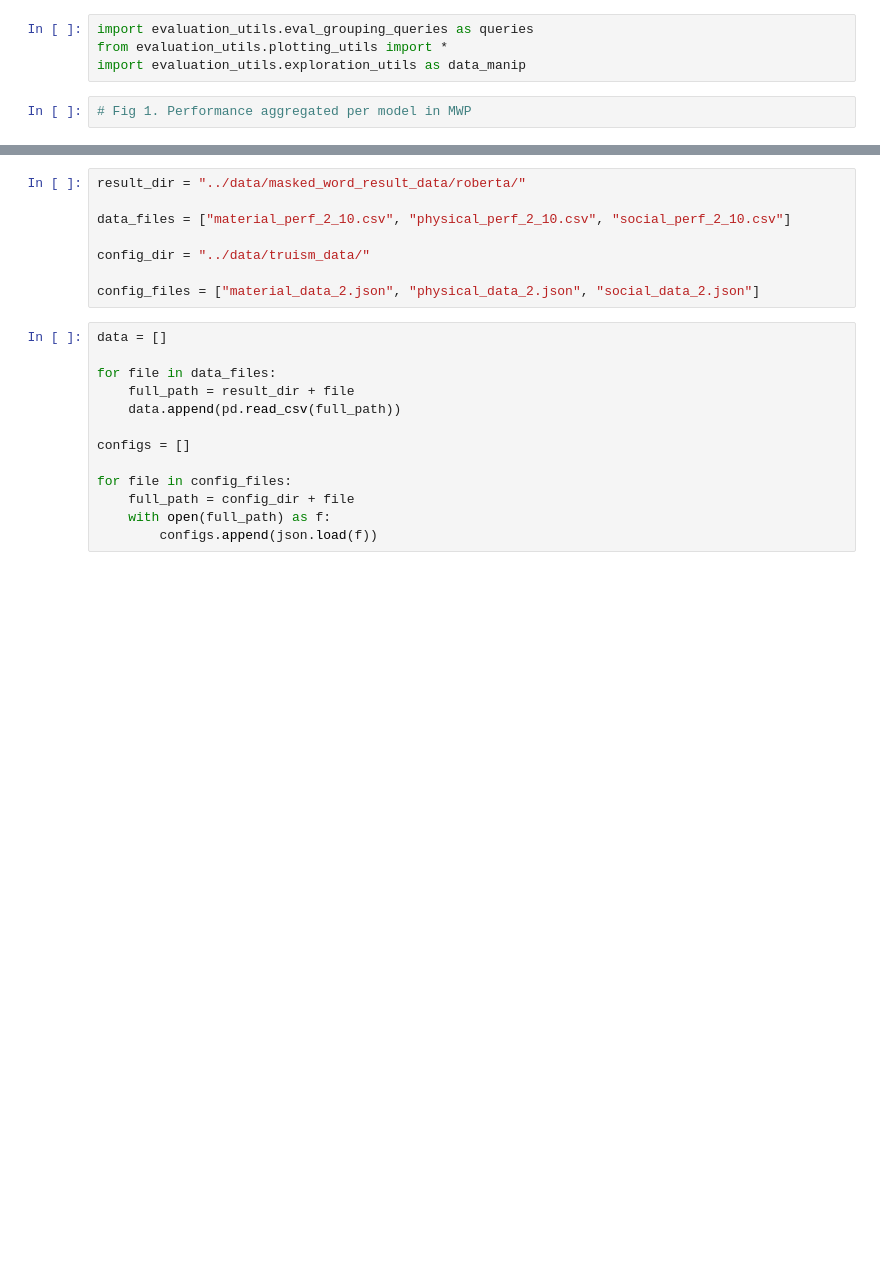
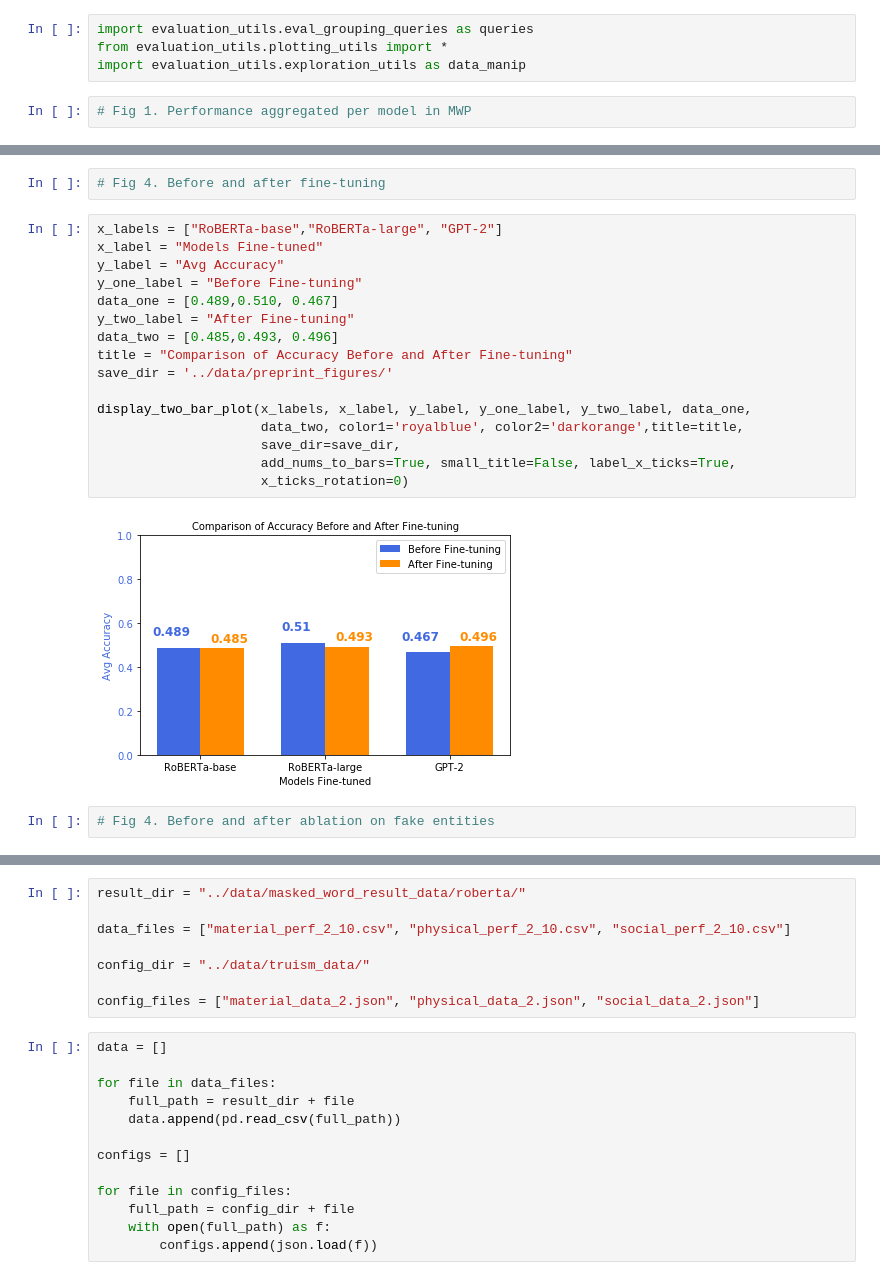
Before and after one commit to shaoxia57/common_sense_embedding_analysis, a Jupyter notebook: plot_nbs/Generate_Plots_Preprint.ipynb, the cells around one changed output, grey strips where cells are left out. Drawn from its saved outputs; the diff is of its cells as text; blank space fills up the shorter version.

```diff
--- a/plot_nbs/Generate_Plots_Preprint.ipynb
+++ b/plot_nbs/Generate_Plots_Preprint.ipynb
@@ -60,0 +65,22 @@ display_two_axis_bar_plot(x_labels, x_label, left_units, right_units,
+# %%
+# Fig 4. Before and after fine-tuning
+# %%
+x_labels = ["RoBERTa-base","RoBERTa-large", "GPT-2"]
+x_label = "Models Fine-tuned"
+y_label = "Avg Accuracy"
+y_one_label = "Before Fine-tuning"
+data_one = [0.489,0.510, 0.467]
+y_two_label = "After Fine-tuning"
+data_two = [0.485,0.493, 0.496]
+title = "Comparison of Accuracy Before and After Fine-tuning"
+save_dir = '../data/preprint_figures/'
+
+display_two_bar_plot(x_labels, x_label, y_label, y_one_label, y_two_label, data_one,
+                     data_two, color1='royalblue', color2='darkorange',title=title,
+                     save_dir=save_dir,
+                     add_nums_to_bars=True, small_title=False, label_x_ticks=True,
+                     x_ticks_rotation=0)
+# %% [output]
+[figure, added]
+# %%
+# Fig 4. Before and after ablation on fake entities
```
Also changed, not shown: parts of 8 cells of this notebook, 18 other files.
